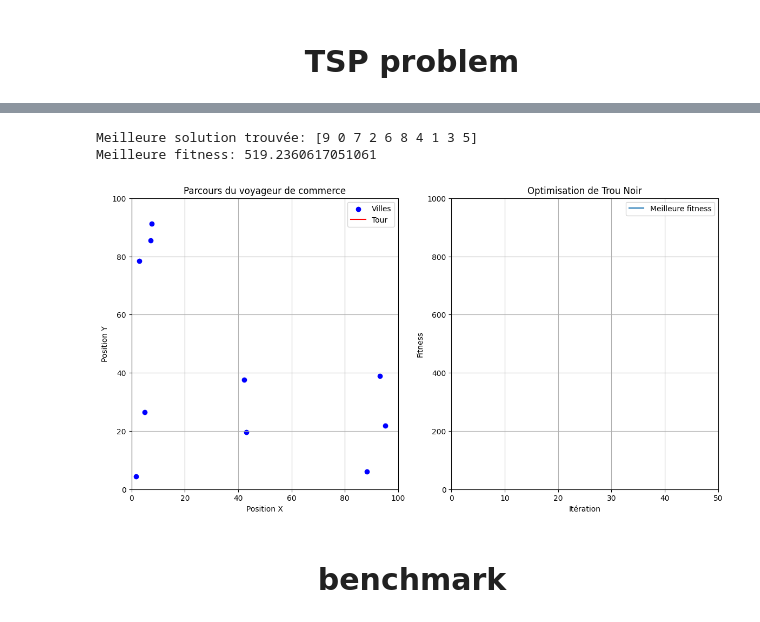
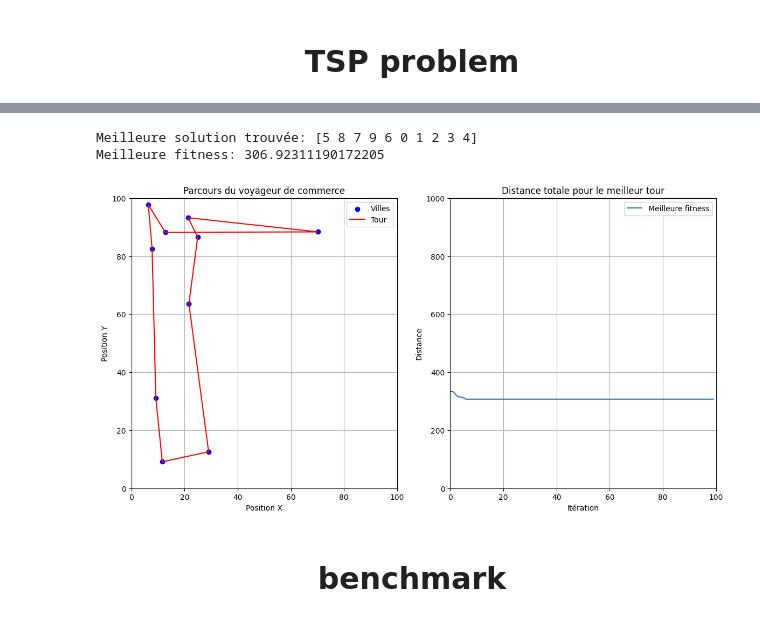
Before and after one commit to Marouan19/MetaHeuristic_Optimizers, a Jupyter notebook: Black_Hole_Optimization.ipynb, the cells around one changed output, grey strips where cells are left out. Drawn from its saved outputs; the diff is of its cells as text; code cells hidden in the pictures.

```diff
--- a/Black_Hole_Optimization.ipynb
+++ b/Black_Hole_Optimization.ipynb
@@ -81,7 +81,9 @@ import IPython.display as display
 
 # Fonction objectif à minimiser (ici, la somme des carrés des composantes du vecteur)
 def objective_function(x):
-    return np.sum(x**2)
+    A = 10
+    n = len(x)
+    return A * n + np.sum(x**2 - A * np.cos(2 * np.pi * x))
 
 # Initialisation de la population avec des valeurs aléatoires dans les bornes spécifiées
 def initialize_population(pop_size, dimensions, lower_bound, upper_bound):
@@ -231,7 +387,7 @@ Meilleure fitness: 0.38942196012692365
 import numpy as np
 import pandas as pd
 import matplotlib.pyplot as plt
-from ipywidgets import Button, VBox, Output
+from ipywidgets import Output
 import IPython.display as display
 
 # Génération des coordonnées des villes
@@ -292,11 +448,11 @@ def replace_in_event_horizon(population, in_event_horizon, num_cities):
     return population
 
 # Paramètres de l'algorithme
-pop_size = 5  # Taille de la population
+pop_size = 100  # Taille de la population
 num_cities = 10  # Nombre de villes
 lower_bound = 0  # Limite inférieure des coordonnées des villes
 upper_bound = 100  # Limite supérieure des coordonnées des villes
-max_iter = 50  # Nombre maximal d'itérations
+max_iter = 100  # Nombre maximal d'itérations
 
 # Génération des villes et initialisation de la population
 cities = generate_cities(num_cities, lower_bound, upper_bound)
@@ -315,9 +471,9 @@ ax2.set_ylim(0, max(np.max(fitness), 1000))
 ax1.set_xlabel('Position X')
 ax1.set_ylabel('Position Y')
 ax2.set_xlabel('Itération')
-ax2.set_ylabel('Fitness')
+ax2.set_ylabel('Distance')
 ax1.set_title('Parcours du voyageur de commerce')
-ax2.set_title('Optimisation de Trou Noir')
+ax2.set_title('Distance totale pour le meilleur tour')
 ax1.grid(True)
 ax2.grid(True)
 
@@ -338,35 +494,36 @@ fitness_results = []
 position_results = []
 event_horizon_results = []
 
-# Fonction pour exécuter une itération
-def run_iteration(b):
+# Fonction pour exécuter toutes les itérations
+def run_iterations():
     global population, fitness, best_fitness_values, fitness_results, position_results, event_horizon_results
 
-    black_hole, black_hole_fitness = find_black_hole(population, fitness)  # Trouver le trou noir
-    population = update_positions(population, black_hole)  # Mettre à jour les positions
-    fitness = evaluate_fitness(population, cities)  # Réévaluer la fitness
-    event_horizon = calculate_event_horizon(black_hole_fitness, fitness)  # Calculer l'horizon des événements
-    in_event_horizon = check_event_horizon(population, black_hole, event_horizon, cities)  # Vérifier les individus dans l'horizon des événements
-    population = replace_in_event_horizon(population, in_event_horizon, num_cities)  # Remplacer les individus dans l'horizon des événements
-    fitness = evaluate_fitness(population, cities)  # Réévaluer la fitness
+    for iteration in range(max_iter):
+        black_hole, black_hole_fitness = find_black_hole(population, fitness)  # Trouver le trou noir
+        population = update_positions(population, black_hole)  # Mettre à jour les positions
+        fitness = evaluate_fitness(population, cities)  # Réévaluer la fitness
+        event_horizon = calculate_event_horizon(black_hole_fitness, fitness)  # Calculer l'horizon des événements
+        in_event_horizon = check_event_horizon(population, black_hole, event_horizon, cities)  # Vérifier les individus dans l'horizon des événements
+        population = replace_in_event_horizon(population, in_event_horizon, num_cities)  # Remplacer les individus dans l'horizon des événements
+        fitness = evaluate_fitness(population, cities)  # Réévaluer la fitness
 
-    best_fitness_values.append(black_hole_fitness)  # Ajouter la meilleure fitness actuelle à la liste
-    ax_fitness.set_data(range(len(best_fitness_values)), best_fitness_values)  # Mettre à jour les données du graphique de fitness
-    ax2.relim()
-    ax2.autoscale_view()
+        best_fitness_values.append(black_hole_fitness)  # Ajouter la meilleure fitness actuelle à la liste
+        ax_fitness.set_data(range(len(best_fitness_values)), best_fitness_values)  # Mettre à jour les données du graphique de fitness
+        ax2.relim()
+        ax2.autoscale_view()
 
-    # Mettre à jour le tracé du tour
-    best_tour = np.append(black_hole, black_hole[0])  # Ajouter la première ville à la fin pour boucler le tour
-    tour_lines.set_data(cities[best_tour, 0], cities[best_tour, 1])
+        # Mettre à jour le tracé du tour
+        best_tour = np.append(black_hole, black_hole[0])  # Ajouter la première ville à la fin pour boucler le tour
+        tour_lines.set_data(cities[best_tour, 0], cities[best_tour, 1])
 
-    # Stocker les résultats
-    fitness_results.append(fitness.tolist())
-    position_results.append(population.tolist())
-    event_horizon_results.append(event_horizon)
+        # Stocker les résultats
+        fitness_results.append(fitness.tolist())
+        position_results.append(population.tolist())
+        event_horizon_results.append(event_horizon)
 
-    with output:
-        display.clear_output(wait=True)
-        display.display(fig)
+        with output:
+            display.clear_output(wait=True)
+            display.display(fig)
 
     # Afficher les résultats dans une table
     fitness_df = pd.DataFrame(fitness_results, columns=[f'Individu {i}' for i in range(pop_size)])
@@ -378,12 +535,16 @@ def run_iteration(b):
         display.display(position_df)
         display.display(event_horizon_df)
 
-# Bouton pour aller à l'itération suivante
-button = Button(description="Itération suivante")
-button.on_click(run_iteration)
+    # Debug information
+    print("Coordonnées des villes:\n", cities)
+    print("Meilleur tour trouvé:\n", best_tour)
+    print("Distance totale pour le meilleur tour:", black_hole_fitness)
+
+# Exécution des itérations
+run_iterations()
 
 # Afficher le bouton et la sortie du graphique
-display.display(VBox([button, output]))
+display.display(output)
 
 # Affichage de la meilleure solution finale
 print("Meilleure solution trouvée:", population[np.argmin(fitness)])
@@ -392,7 +567,7 @@ print("Meilleure fitness:", np.min(fitness))
 [interactive output not drawn]
-Meilleure solution trouvée: [9 0 7 2 6 8 4 1 3 5]
-Meilleure fitness: 519.2360617051061
+Meilleure solution trouvée: [5 8 7 9 6 0 1 2 3 4]
+Meilleure fitness: 306.92311190172205
-[figure, old version]
+[figure, new version]
 # %% [markdown]
 <h1 style="text-align:center;font-size:200%;">benchmark</h1>
 # %%
```
Also changed, not shown: parts of 4 cells of this notebook.
